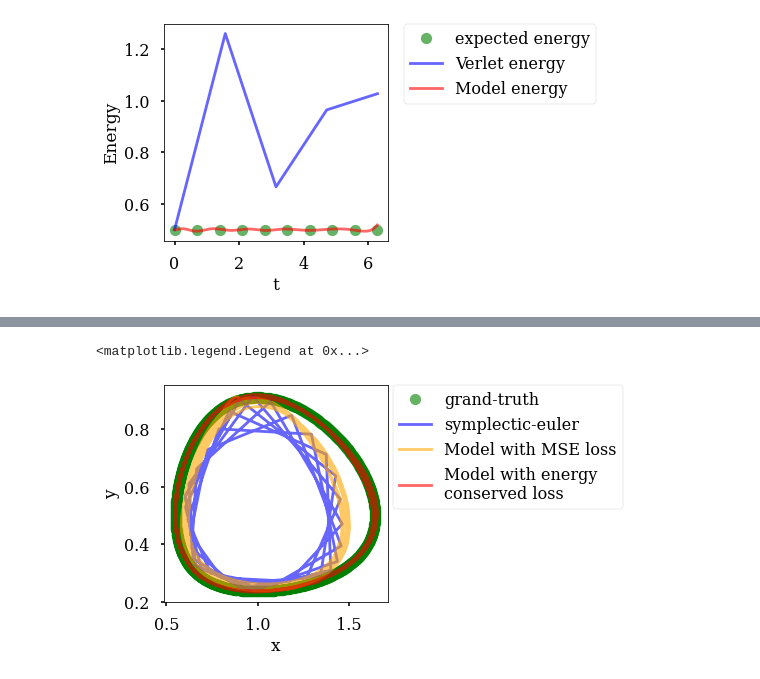
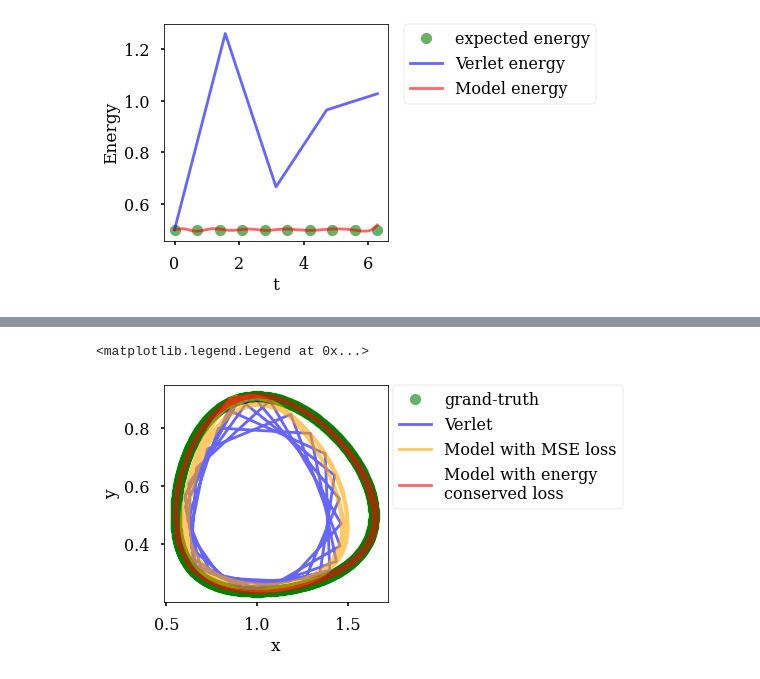
Before and after one commit to tayfununal/solving_hamiltonian_with_deeplearning, a Jupyter notebook: stage.ipynb, the cells around one changed output, grey strips where cells are left out. Cells and saved outputs as stored; diff of their text form; code cells hidden in the pictures.

```diff
--- a/stage.ipynb
+++ b/stage.ipynb
@@ -145,25 +145,25 @@ lv_model = Hamiltonian(solver=verlet(lv_T, lv_V, initial_point=[-0.105, -0.105],
 # %%
 plt.figure(figsize = (4, 4))
 plt.xlabel('x', fontsize=17)
 plt.ylabel('y', fontsize=17)
 
 lv_test_t = np.sort(np.random.uniform(0., 50, 1000))
 lv_prediction_mse = lv_model.model_train(lv_test_t)
 lv_prediction_energy = lv_model.energy_model_train(lv_test_t)
 
 # grand-truth
 x, y = lotka_volterra_odeint(alpha=2/3, beta=4/3, delta=1., gamma=1., x0=0.9, y0=0.9, t_interval=[0,50], h=1500)
 plt.plot(x, y, 'o', c ="green", alpha=0.6, label='grand-truth')
 # verlet
-plt.plot(np.exp(lv_model.z[:,1]), np.exp(lv_model.z[:,0]), c ="blue", alpha=0.6, label='symplectic-euler')
+plt.plot(np.exp(lv_model.z[:,1]), np.exp(lv_model.z[:,0]), c ="blue", alpha=0.6, label='Verlet')
 # Model with MSE loss
 plt.plot(np.exp(lv_prediction_mse[:,1]), np.exp(lv_prediction_mse[:,0]), c ="orange", alpha=0.6, label='Model with MSE loss')
 # Model with energy conserved loss
 plt.plot(np.exp(lv_prediction_energy[:,1]), np.exp(lv_prediction_energy[:,0]), c="red", alpha=0.6, label='Model with energy\nconserved loss')
 plt.legend(loc='upper right', bbox_to_anchor=(2.09, 1.036))
 # %% [output]
 <matplotlib.legend.Legend at 0x...>
-[figure, old version]
+[figure, new version]
 # %%
 plt.figure(figsize = (4, 4))
 plt.xlabel('t', fontsize=17)
```
Also changed, not shown: parts of 3 cells of this notebook.
